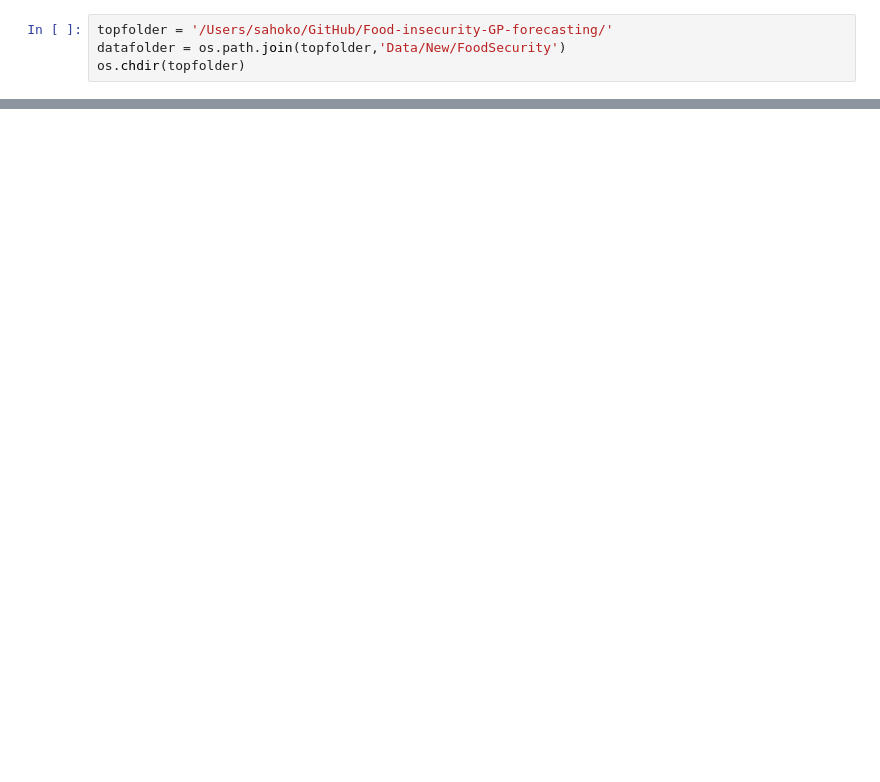
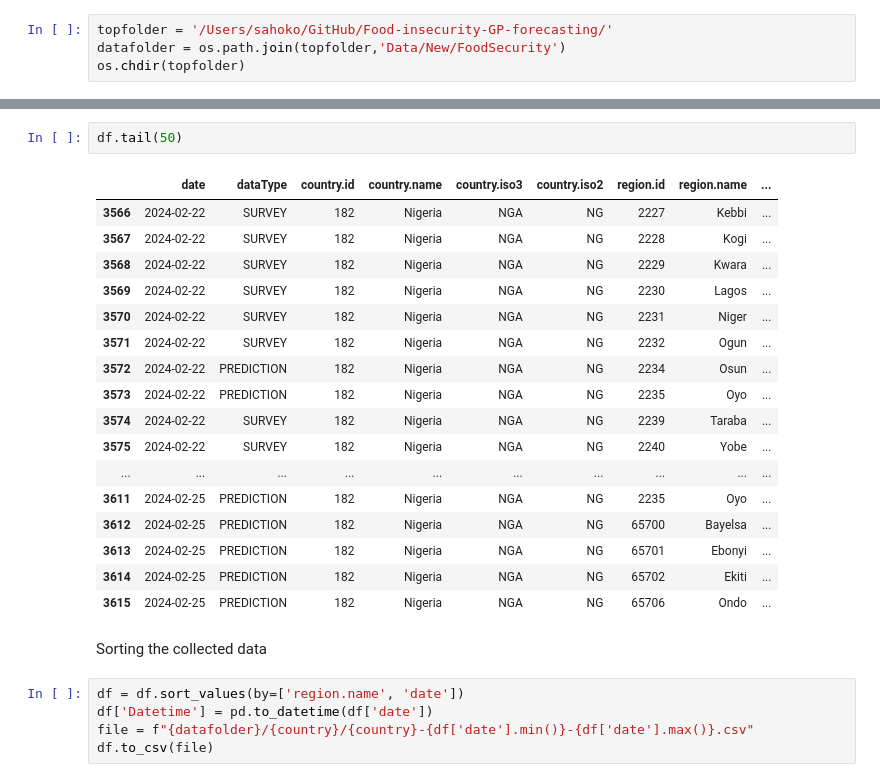
Before and after one commit to sahokoishida/Food-insecurity-GP-forecasting, a Jupyter notebook: Code/Python/food-security-data-collection.ipynb, the cells around one changed output, grey strips where cells are left out. Saved outputs shown, nothing was run; the diff lists cells and outputs as text; blank space fills up the shorter version.

Commit message:
data scraping scripts

```diff
--- a/Code/Python/food-security-data-collection.ipynb
+++ b/Code/Python/food-security-data-collection.ipynb
@@ -70,0 +78,27 @@ for country in country_list:
+# %%
+df.tail(50)
+# %% [output]
+|  | date | dataType | country.id | country.name | country.iso3 | country.iso2 | region.id | region.name | ... |
+| 3566 | 2024-02-22 | SURVEY | 182 | Nigeria | NGA | NG | 2227 | Kebbi | ... |
+| 3567 | 2024-02-22 | SURVEY | 182 | Nigeria | NGA | NG | 2228 | Kogi | ... |
+| 3568 | 2024-02-22 | SURVEY | 182 | Nigeria | NGA | NG | 2229 | Kwara | ... |
+| 3569 | 2024-02-22 | SURVEY | 182 | Nigeria | NGA | NG | 2230 | Lagos | ... |
+| 3570 | 2024-02-22 | SURVEY | 182 | Nigeria | NGA | NG | 2231 | Niger | ... |
+| 3571 | 2024-02-22 | SURVEY | 182 | Nigeria | NGA | NG | 2232 | Ogun | ... |
+| 3572 | 2024-02-22 | PREDICTION | 182 | Nigeria | NGA | NG | 2234 | Osun | ... |
+| 3573 | 2024-02-22 | PREDICTION | 182 | Nigeria | NGA | NG | 2235 | Oyo | ... |
+| 3574 | 2024-02-22 | SURVEY | 182 | Nigeria | NGA | NG | 2239 | Taraba | ... |
+| 3575 | 2024-02-22 | SURVEY | 182 | Nigeria | NGA | NG | 2240 | Yobe | ... |
+| ... | ... | ... | ... | ... | ... | ... | ... | ... | ... |
+| 3611 | 2024-02-25 | PREDICTION | 182 | Nigeria | NGA | NG | 2235 | Oyo | ... |
+| 3612 | 2024-02-25 | PREDICTION | 182 | Nigeria | NGA | NG | 65700 | Bayelsa | ... |
+| 3613 | 2024-02-25 | PREDICTION | 182 | Nigeria | NGA | NG | 65701 | Ebonyi | ... |
+| 3614 | 2024-02-25 | PREDICTION | 182 | Nigeria | NGA | NG | 65702 | Ekiti | ... |
+| 3615 | 2024-02-25 | PREDICTION | 182 | Nigeria | NGA | NG | 65706 | Ondo | ... |
+# %% [markdown]
+Sorting the collected data
+# %%
+df = df.sort_values(by=['region.name', 'date'])
+df['Datetime'] = pd.to_datetime(df['date'])
+file = f"{datafolder}/{country}/{country}-{df['date'].min()}-{df['date'].max()}.csv"
+df.to_csv(file)
```
Also changed, not shown: parts of 17 cells of this notebook, 3 other files.
